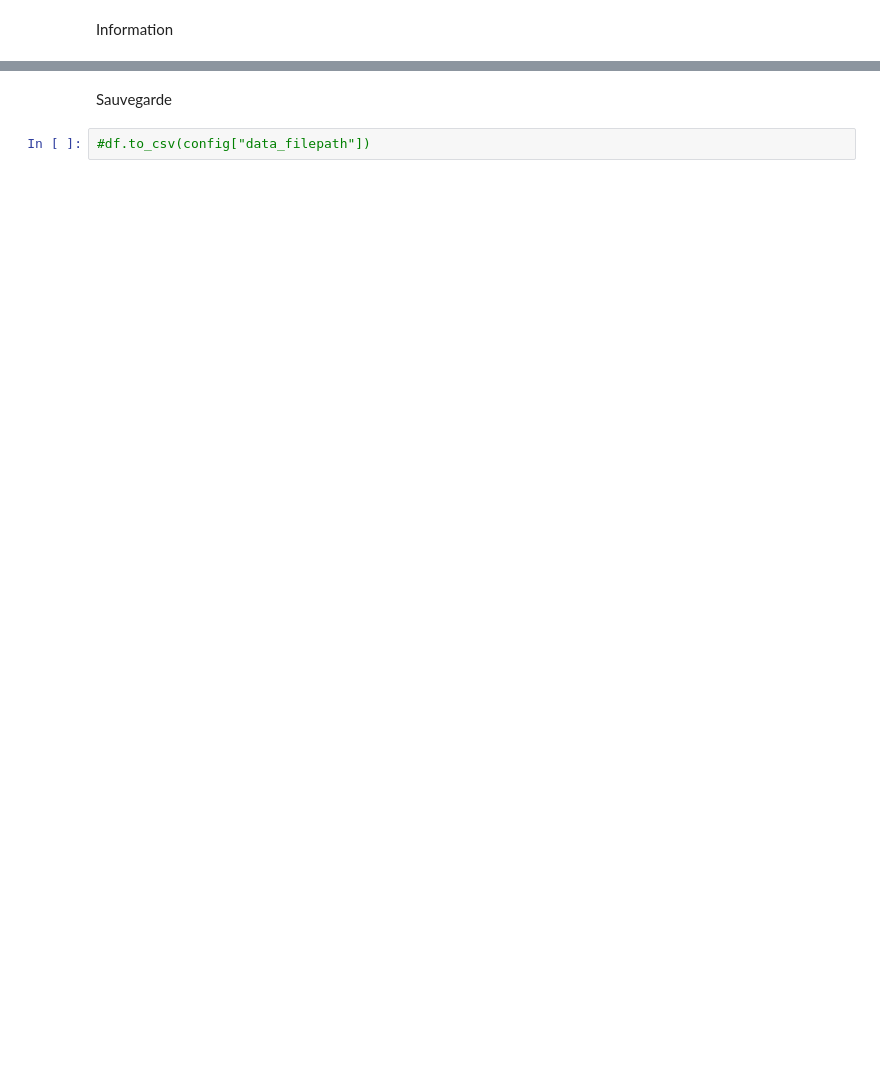
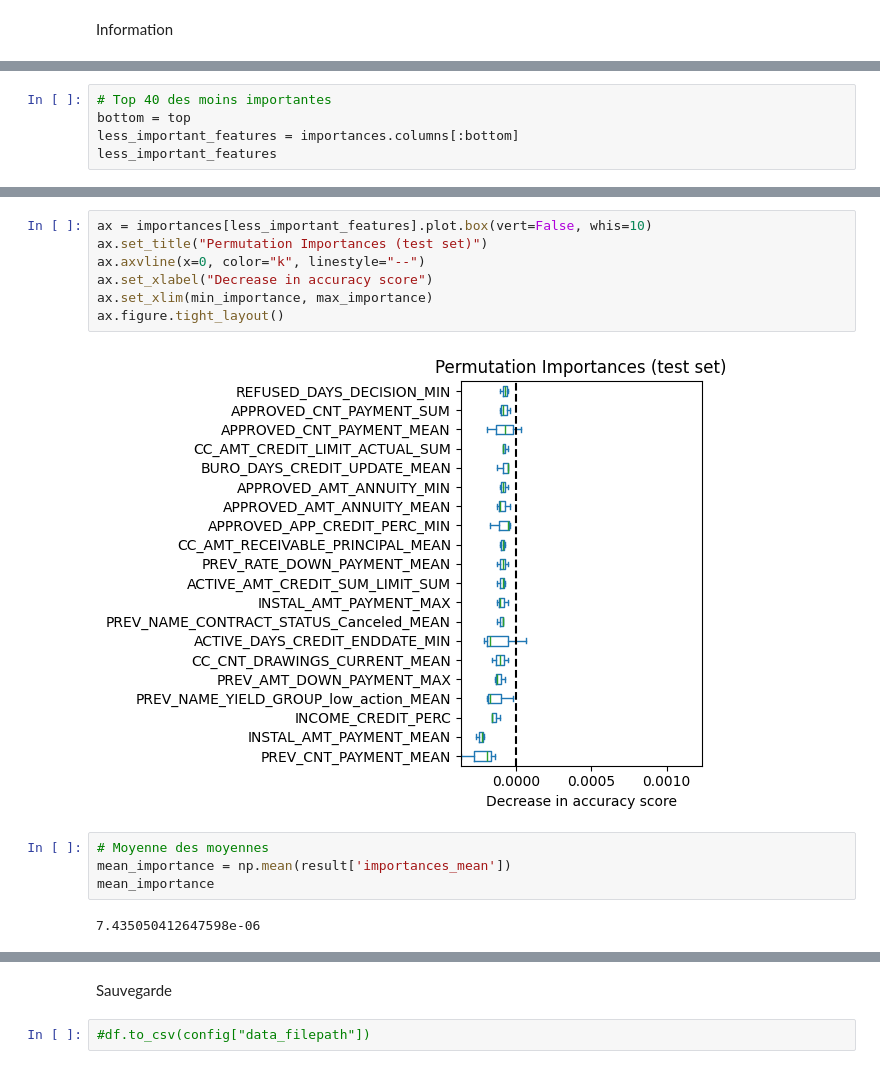
Before and after one commit to ArianeNantes/ocp7, a Jupyter notebook: 0_build_all_data.ipynb, the cells around one changed output, grey strips where cells are left out. Cells and saved outputs as stored; diff of their text form; blank space fills up the shorter version.

```diff
--- a/0_build_all_data.ipynb
+++ b/0_build_all_data.ipynb
@@ -234,0 +482,5 @@ print(len(set(features)))
+# %%
+# Top 40 des moins importantes
+bottom = top
+less_important_features = importances.columns[:bottom]
+less_important_features
@@ -234,0 +500,15 @@ print(len(set(features)))
+# %%
+ax = importances[less_important_features].plot.box(vert=False, whis=10)
+ax.set_title("Permutation Importances (test set)")
+ax.axvline(x=0, color="k", linestyle="--")
+ax.set_xlabel("Decrease in accuracy score")
+ax.set_xlim(min_importance, max_importance)
+ax.figure.tight_layout()
+# %% [output]
+[figure, added]
+# %%
+# Moyenne des moyennes
+mean_importance = np.mean(result['importances_mean'])
+mean_importance
+# %% [output]
+7.435050412647598e-06
```
Also changed, not shown: parts of 50 cells of this notebook, 21 other files.
